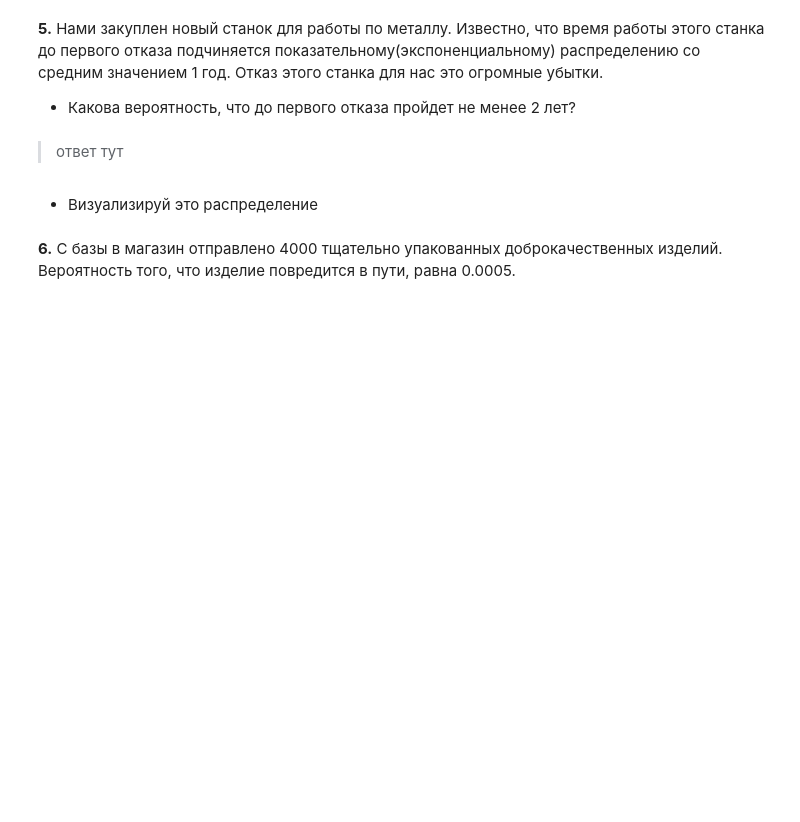
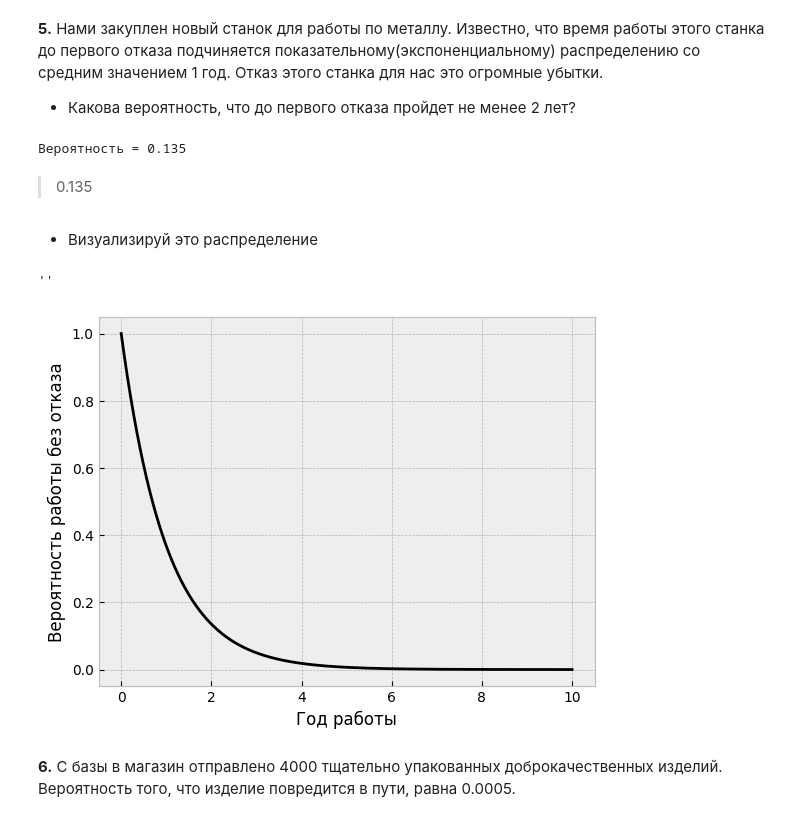
Before and after one commit to DmitriiPrikhodko/ds-phase1-git, a Jupyter notebook: day1/04-01-task.ipynb, the cells around one changed output. Cells and saved outputs as stored; diff of their text form; code cells hidden in the pictures; blank space fills up the shorter version.

```diff
--- a/day1/04-01-task.ipynb
+++ b/day1/04-01-task.ipynb
@@ -110,12 +110,27 @@ plt.fill_between(x, y, where=(x < 2))
 **5.** Нами закуплен новый станок для работы по металлу. Известно, что время работы этого станка до первого отказа подчиняется показательному(экспоненциальному) распределению со средним значением 1 год. Отказ этого станка для нас это огромные убытки.
 
 * Какова вероятность, что до первого отказа пройдет не менее 2 лет?
+# %%
+l = 1
+p_2_years = 1 - st.expon.cdf(2, scale=1 / l)
+print(f"Вероятность = {round(p_2_years, 3)}")
+# %% [output]
+Вероятность = 0.135
 # %% [markdown]
-> ответ тут
+> 0.135
 # %% [markdown]
 * Визуализируй это распределение
 # %%
 # code
+x = np.linspace(0, 10, 1000)
+y = 1 - st.expon.cdf(x, scale=1/l)
+plt.plot(x, y, color='black')
+plt.xlabel('Год работы')
+plt.ylabel('Вероятность работы без отказа')
+;
+# %% [output]
+''
+[figure, added]
 # %% [markdown]
 **6.** С базы в магазин отправлено 4000 тщательно упакованных доброкачественных изделий. Вероятность того, что изделие повредится в пути, равна 0.0005.
 # %% [markdown]
```
Also changed, not shown: parts of 10 cells of this notebook.
